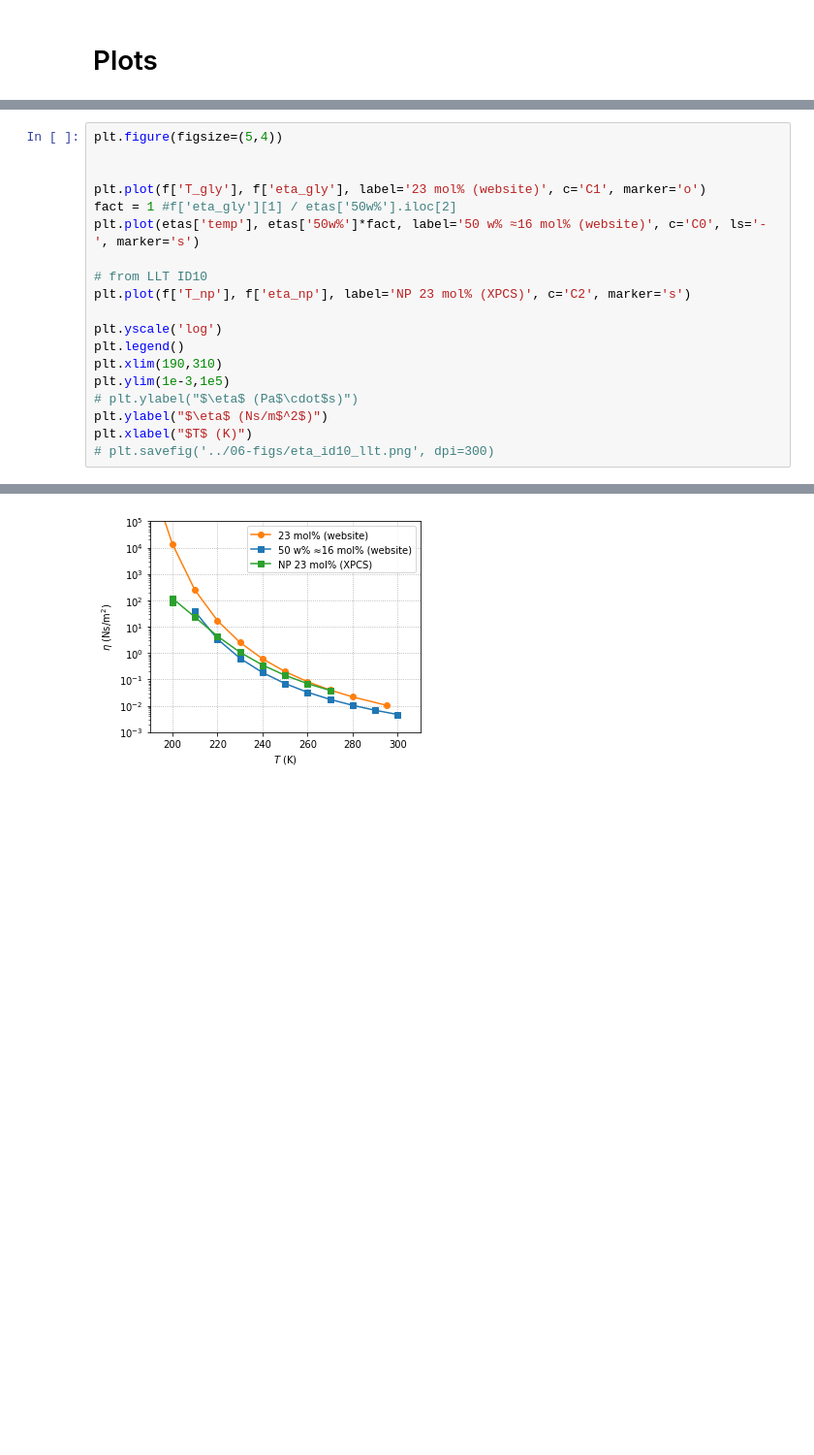
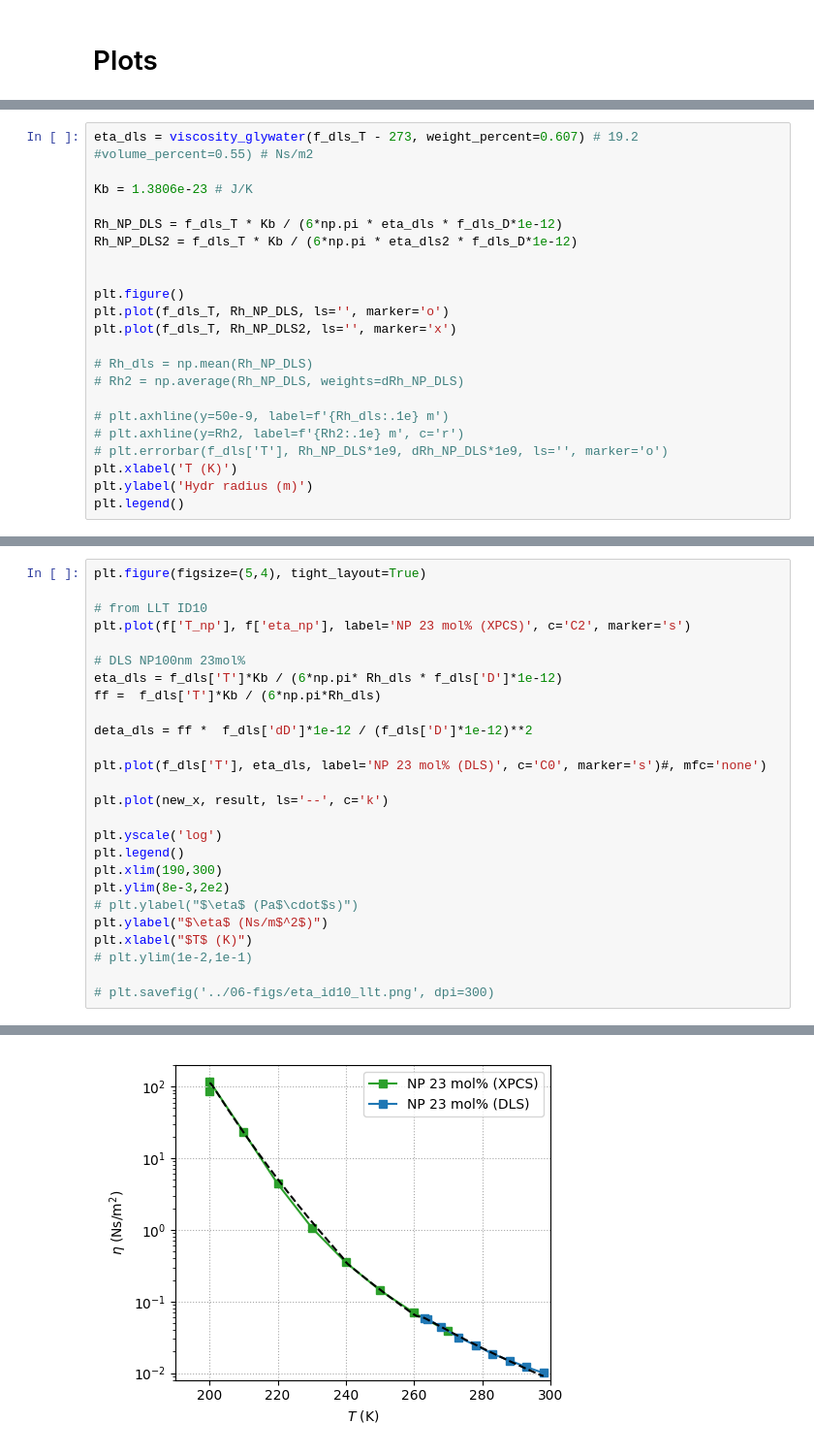
Before and after one commit to maddalenabin/id10-ferritin-2022, a Jupyter notebook: 01-notebooks/12-viscosity.ipynb, the cells around one changed output, grey strips where cells are left out. Shown at 97% size. Drawn from its saved outputs; the diff is of its cells as text; blank space fills up the shorter version.

```diff
--- a/01-notebooks/12-viscosity.ipynb
+++ b/01-notebooks/12-viscosity.ipynb
@@ -90,0 +128,22 @@ f.files
+# %%
+eta_dls = viscosity_glywater(f_dls_T - 273, weight_percent=0.607) # 19.2 #volume_percent=0.55) # Ns/m2
+
+Kb = 1.3806e-23 # J/K
+
+Rh_NP_DLS = f_dls_T * Kb / (6*np.pi * eta_dls * f_dls_D*1e-12)
+Rh_NP_DLS2 = f_dls_T * Kb / (6*np.pi * eta_dls2 * f_dls_D*1e-12)
+
+
+plt.figure()
+plt.plot(f_dls_T, Rh_NP_DLS, ls='', marker='o')
+plt.plot(f_dls_T, Rh_NP_DLS2, ls='', marker='x')
+
+# Rh_dls = np.mean(Rh_NP_DLS)
+# Rh2 = np.average(Rh_NP_DLS, weights=dRh_NP_DLS)
+
+# plt.axhline(y=50e-9, label=f'{Rh_dls:.1e} m')
+# plt.axhline(y=Rh2, label=f'{Rh2:.1e} m', c='r')
+# plt.errorbar(f_dls['T'], Rh_NP_DLS*1e9, dRh_NP_DLS*1e9, ls='', marker='o')
+plt.xlabel('T (K)')
+plt.ylabel('Hydr radius (m)')
+plt.legend()
@@ -91,20 +353,27 @@ f.files
 # %%
-plt.figure(figsize=(5,4))
-
-
-plt.plot(f['T_gly'], f['eta_gly'], label='23 mol% (website)', c='C1', marker='o')
-fact = 1 #f['eta_gly'][1] / etas['50w%'].iloc[2]
-plt.plot(etas['temp'], etas['50w%']*fact, label='50 w% ≈16 mol% (website)', c='C0', ls='-', marker='s')
+plt.figure(figsize=(5,4), tight_layout=True)
 
 # from LLT ID10
 plt.plot(f['T_np'], f['eta_np'], label='NP 23 mol% (XPCS)', c='C2', marker='s')
 
+# DLS NP100nm 23mol%
+eta_dls = f_dls['T']*Kb / (6*np.pi* Rh_dls * f_dls['D']*1e-12)
+ff =  f_dls['T']*Kb / (6*np.pi*Rh_dls)
+
+deta_dls = ff *  f_dls['dD']*1e-12 / (f_dls['D']*1e-12)**2
+
+plt.plot(f_dls['T'], eta_dls, label='NP 23 mol% (DLS)', c='C0', marker='s')#, mfc='none')
+
+plt.plot(new_x, result, ls='--', c='k')
+
 plt.yscale('log')
 plt.legend()
-plt.xlim(190,310)
-plt.ylim(1e-3,1e5)
+plt.xlim(190,300)
+plt.ylim(8e-3,2e2)
 # plt.ylabel("$\eta$ (Pa$\cdot$s)")
 plt.ylabel("$\eta$ (Ns/m$^2$)")
 plt.xlabel("$T$ (K)")
+# plt.ylim(1e-2,1e-1)
+
 # plt.savefig('../06-figs/eta_id10_llt.png', dpi=300)
 # %% [output]
@@ -111 +381 @@ plt.xlabel("$T$ (K)")
-[figure, old version]
+[figure, new version]
```
Also changed, not shown: parts of 27 cells of this notebook, 3 other files.
